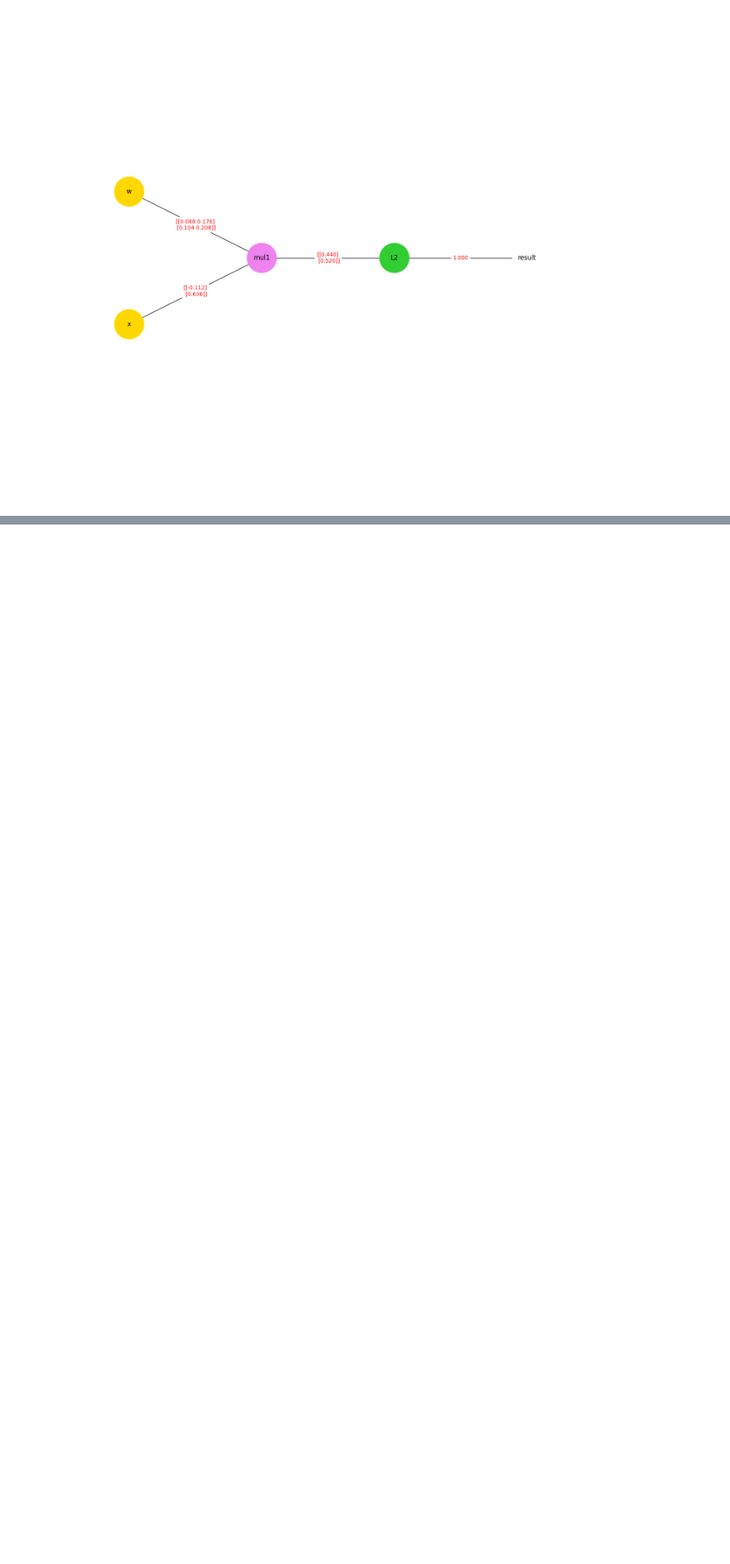
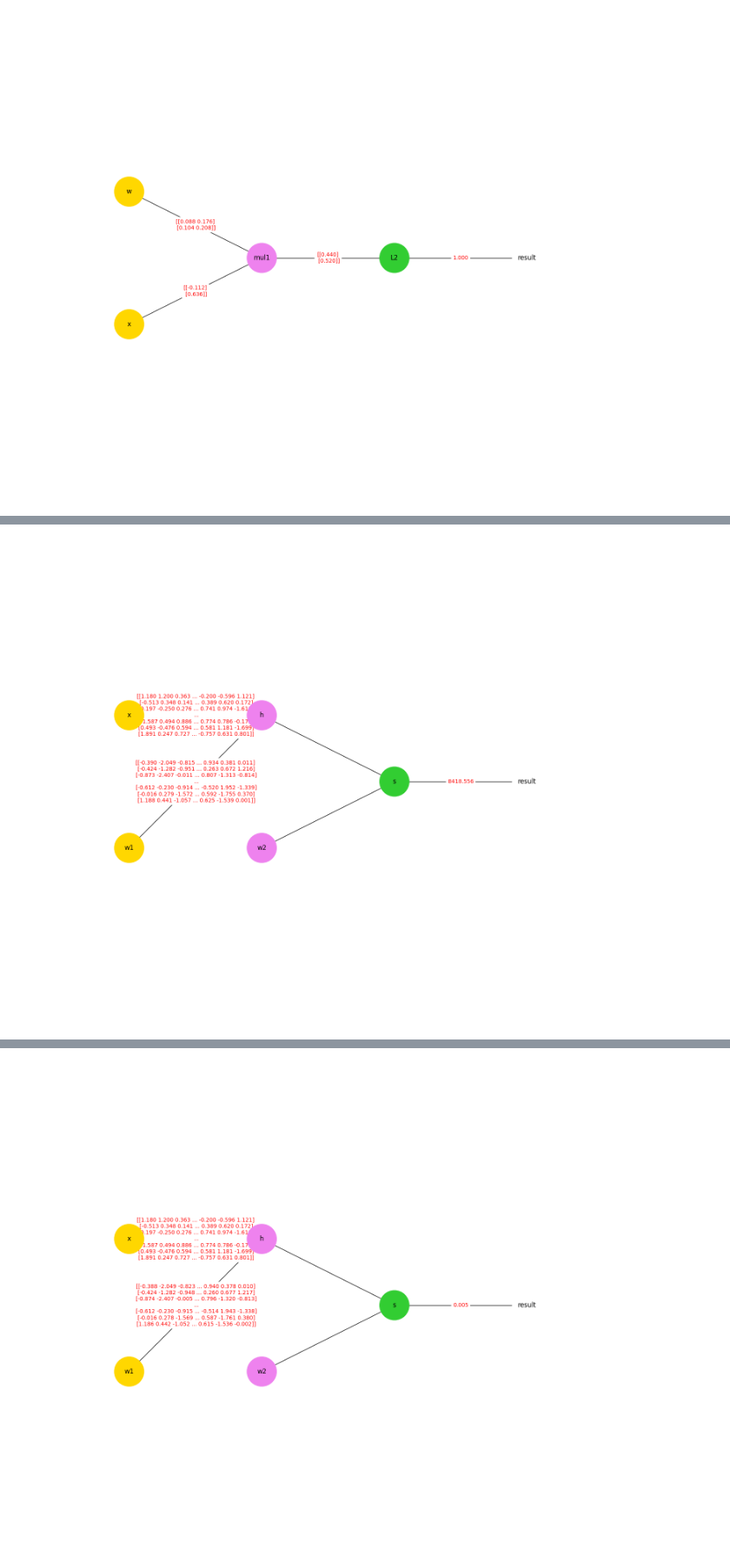
Before and after one commit to Media-4-Machine-Laboratory/DeepLearnging-CV, a Jupyter notebook: lecture4-backpropagation-and-neural-netwrok.ipynb, the cells around one changed output, grey strips where cells are left out. Shown at 87% size. Cells and saved outputs as stored; diff of their text form; code cells hidden in the pictures; blank space fills up the shorter version.

```diff
--- a/lecture4-backpropagation-and-neural-netwrok.ipynb
+++ b/lecture4-backpropagation-and-neural-netwrok.ipynb
@@ -467,3 +467,69 @@ ex.printAllNode()
 # %% [output]
 [figure]
 [figure]
+# %%
+import numpy as np
+from numpy.random import randn
+%matplotlib inline
+import matplotlib.pyplot as plt
+import networkx as nx
+
+N, D_in, H, D_out = 16, 1000, 100, 10
+x, y = randn(N, D_in), randn(N, D_out)
+w1, w2 = randn(D_in, H), randn(H, D_out)
+
+epochs = 2000
+
+for t in range(epochs):
+    h = 1 / (1 + np.exp(-x.dot(w1)))
+    y_pred = h.dot(w2)
+    loss = np.square(y_pred - y).sum()
+    print(f"epochs: {t+1}/{epochs} | loss: {loss}")
+
+    grad_y_pred = 2.0 * (y_pred - y)
+    grad_w2 = h.T.dot(grad_y_pred)
+    grad_h = grad_y_pred.dot(w2.T)
+    grad_w1 = x.T.dot(grad_h * h * (1-h))
+
+    w1 -= 1e-4 * grad_w1
+    w2 -= 1e-4 * grad_w2
+
+    if t == 0 or t == epochs-1:
+
+        subset_sizes = [2, 2, 1, 1]
+        subset_color = [
+            "gold",
+            "violet",
+            "limegreen",
+            "white"
+        ]
+
+
+        def multilayered_graph(*subset_sizes):
+            layers = [['x', 'w1'], ['h', 'w2'], ['s'], ['result']]
+            G = nx.Graph()
+            for i, layer in enumerate(layers):
+                G.add_nodes_from(layer, layer=i)
+            G.add_edges_from([('x', 'h'), ('w1', 'h'), ('h', 's'), ('w2', 's'), ('s', 'result')])
+            return G
+
+
+        G = multilayered_graph(*subset_sizes)
+        color = [subset_color[data["layer"]] for v, data in G.nodes(data=True)]
+        pos = nx.multipartite_layout(G, subset_key="layer")
+        plt.figure(figsize=(16, 16))
+        nx.draw_networkx_nodes(G, pos=pos, node_size=3000, node_color=color)
+        nx.draw(G, pos, node_color=color, with_labels=True)
+        nx.draw_networkx_edge_labels(G, pos,
+                                        edge_labels={
+                                            ('x', 'h'): np.array2string(x, formatter={'float': lambda x: f'{x:.3f}'}),
+                                            ('w1', 'h'): np.array2string(w1, formatter={'float': lambda x: f'{x:.3f}'}),
+                                            #('h', 's'): np.array2string(h, formatter={'float': lambda x: f'{x:.3f}'}),
+                                            #('w2', 's'): np.array2string(w2, formatter={'float': lambda x: f'{x:.3f}'}),
+                                            ('s', 'result'): np.array2string(loss, formatter={'float': lambda x: f'{x:.3f}'}),
+                                            },
+                                        font_color='red',
+                                        rotate=False)
+        plt.axis("equal")
+        plt.show()
+# %% [output]
@@ -469,0 +537 @@ ex.printAllNode()
+[figure, added]
@@ -469,0 +555 @@ ex.printAllNode()
+[figure, added]
```
Also changed, not shown: parts of 1 cell of this notebook.
